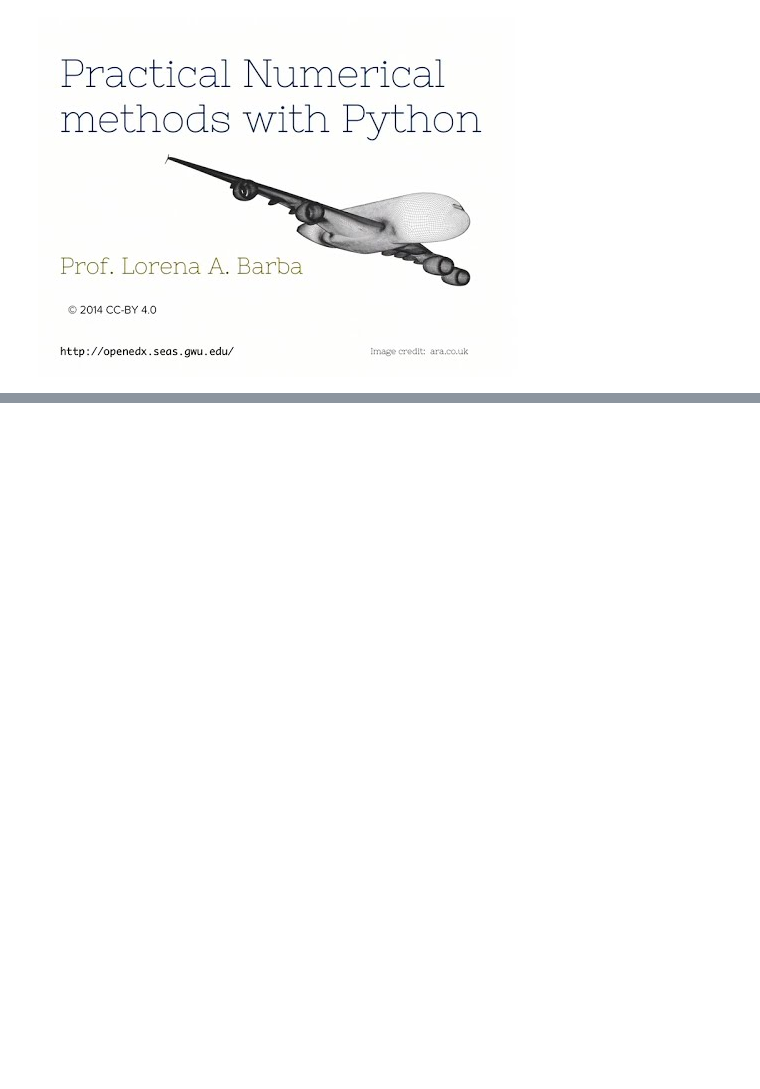
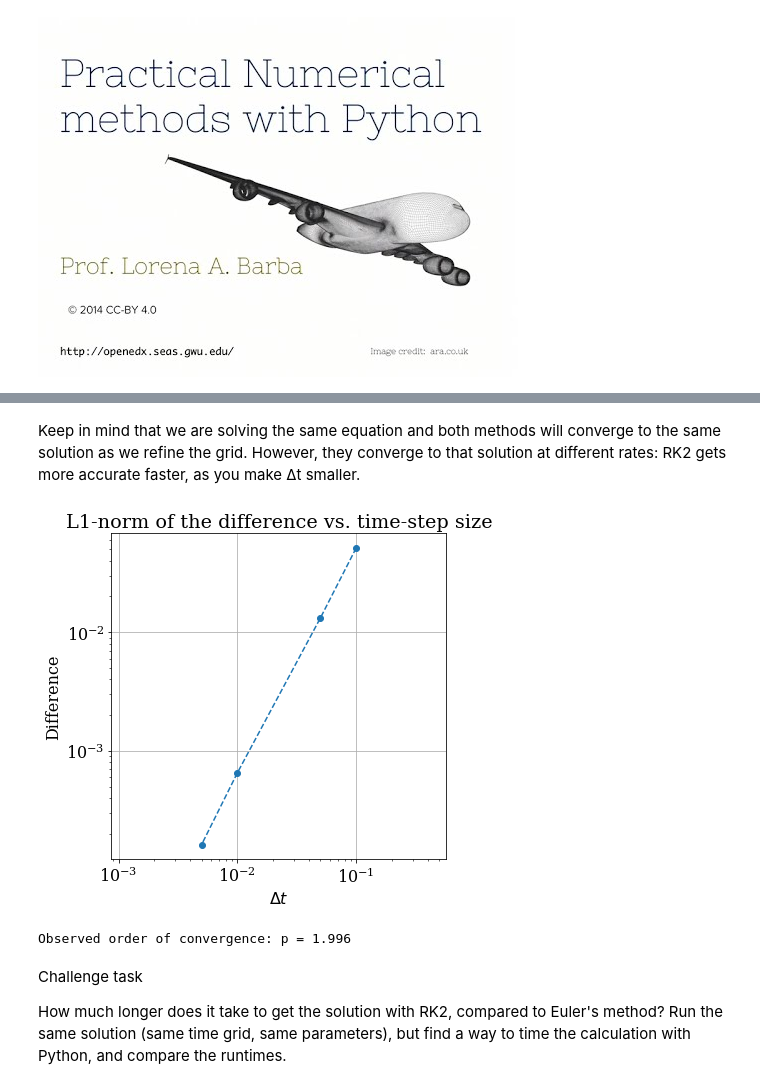
Before and after one commit to Zach-Switzer/MAE6286, a Jupyter notebook: MAE_6286_Lesson_4.ipynb, the cells around one changed output, grey strips where cells are left out. Drawn from its saved outputs; the diff is of its cells as text; code cells hidden in the pictures; blank space fills up the shorter version.

```diff
--- a/MAE_6286_Lesson_4.ipynb
+++ b/MAE_6286_Lesson_4.ipynb
@@ -25,0 +38,12 @@ y0 = 2.0  # vertical position (altitude)
+# %%
+def l1_diff(u_coarse, u_fine, dt):
+    N_coarse = u_coarse.shape[0]
+    N_fine = u_fine.shape[0]
+    ratio = math.ceil(N_fine / N_coarse)
+    diff = dt * numpy.sum(numpy.abs(u_coarse - u_fine[::ratio]))
+    return diff
+# %%
+def rk2_step(u, f, dt, *args): #Runge kutta method
+    u_star = u + 0.5 * dt * f(u, *args) #finding the midpoint for Runge Kutta
+    u_new = u + dt * f(u_star, *args) #putting the midpoint into the euler equation
+    return u_new
@@ -25,0 +123,67 @@ y0 = 2.0  # vertical position (altitude)
+# %% [markdown]
+Keep in mind that we are solving the same equation and both methods will converge to the same solution as we refine the grid. However, they converge to that solution at different rates: RK2 gets more accurate faster, as you make Δt smaller.
+# %%
+# Set the list of time-step sizes to investigate.
+dt_values = [0.1, 0.05, 0.01, 0.005, 0.001]
+
+# Create an empty list to store the solution for each time-step size.
+u_values = []
+
+for dt in dt_values:
+    N = int(T / dt) + 1  # number of time steps
+    # Set initial conditions.
+    u = numpy.empty((N, 4))
+    u[0] = numpy.array([v0, theta0, x0, y0])
+    # Time integration using RK2 method.
+    for n in range(N - 1):
+        u[n + 1] = rk2_step(u[n], rhs_phugoid, dt, CL, CD, g, vt)
+    u_values.append(u)
+# %%
+# Compute the differences in the x-position for all grids.
+diff_values = []
+for u, dt in zip(u_values, dt_values):
+    diff = l1_diff(u[:, 2], u_values[-1][:, 2], dt)
+    diff_values.append(diff)
+# %%
+# Plot difference versus the time-step size.
+pyplot.figure(figsize=(6.0, 6.0))
+pyplot.title('L1-norm of the difference vs. time-step size')
+pyplot.xlabel('$\Delta t$')
+pyplot.ylabel('Difference')
+pyplot.grid()
+pyplot.loglog(dt_values[:-1], diff_values[:-1],
+              color='C0', linestyle='--', marker='o')
+pyplot.axis('equal');
+# %% [output]
+[figure, added]
+# %%
+r = 2  # time-step size refinement ratio
+h = 0.001  # finest time-step size
+
+dt_values = [h, r * h, r**2 * h]
+u_values = []
+
+for dt in dt_values:
+    N = int(T / dt) + 1  # number of time steps
+    # Set initial conditions.
+    u = numpy.empty((N, 4))
+    u[0] = numpy.array([v0, theta0, x0, y0])
+    # Time integration using RK2.
+    for n in range(N - 1):
+        u[n + 1] = rk2_step(u[n], rhs_phugoid, dt, CL, CD, g, vt)
+    # Store the solution for the present time grid.
+    u_values.append(u)
+
+# Compute the observed order of convergence.
+p = (math.log(l1_diff(u_values[2], u_values[1], dt_values[2]) /
+              l1_diff(u_values[1], u_values[0], dt_values[1])) /
+     math.log(r))
+
+print('Observed order of convergence: p = {:.3f}'.format(p))
+# %% [output]
+Observed order of convergence: p = 1.996
+# %% [markdown]
+
+Challenge task
+
+How much longer does it take to get the solution with RK2, compared to Euler's method? Run the same solution (same time grid, same parameters), but find a way to time the calculation with Python, and compare the runtimes.
```
Also changed, not shown: parts of 13 cells of this notebook, 1 other file.
